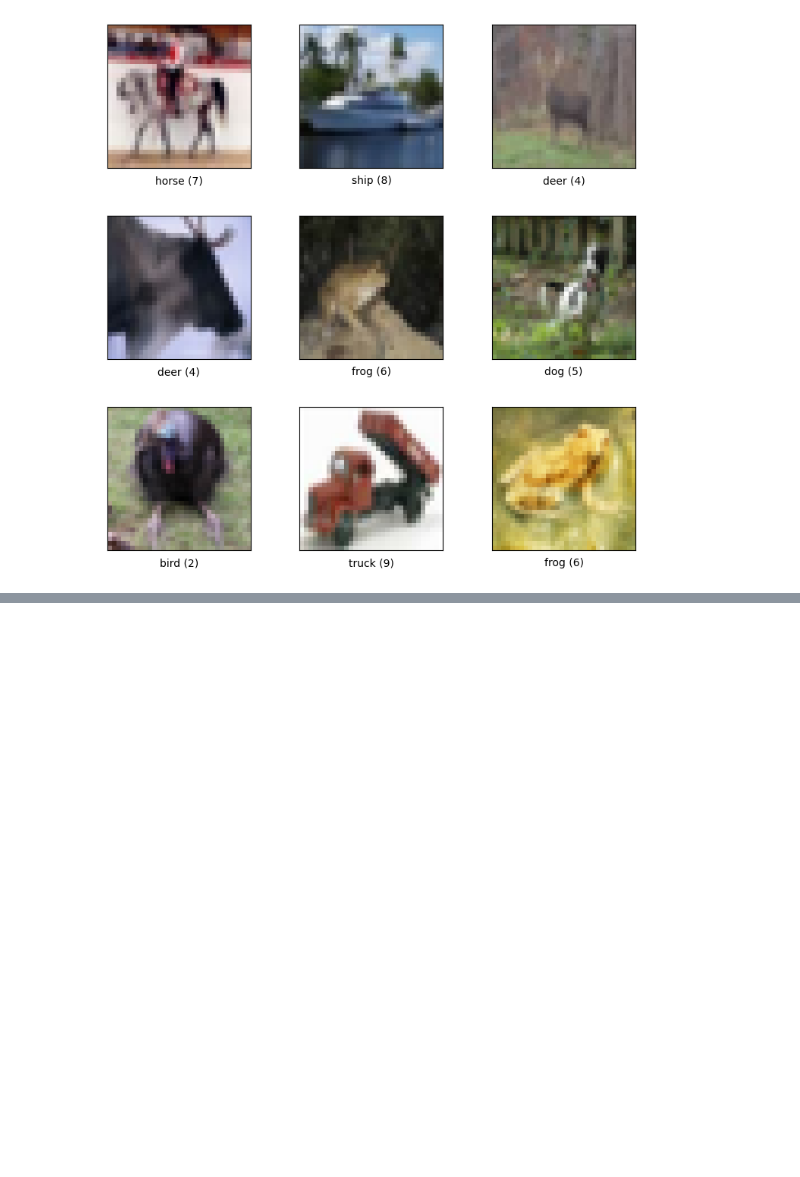
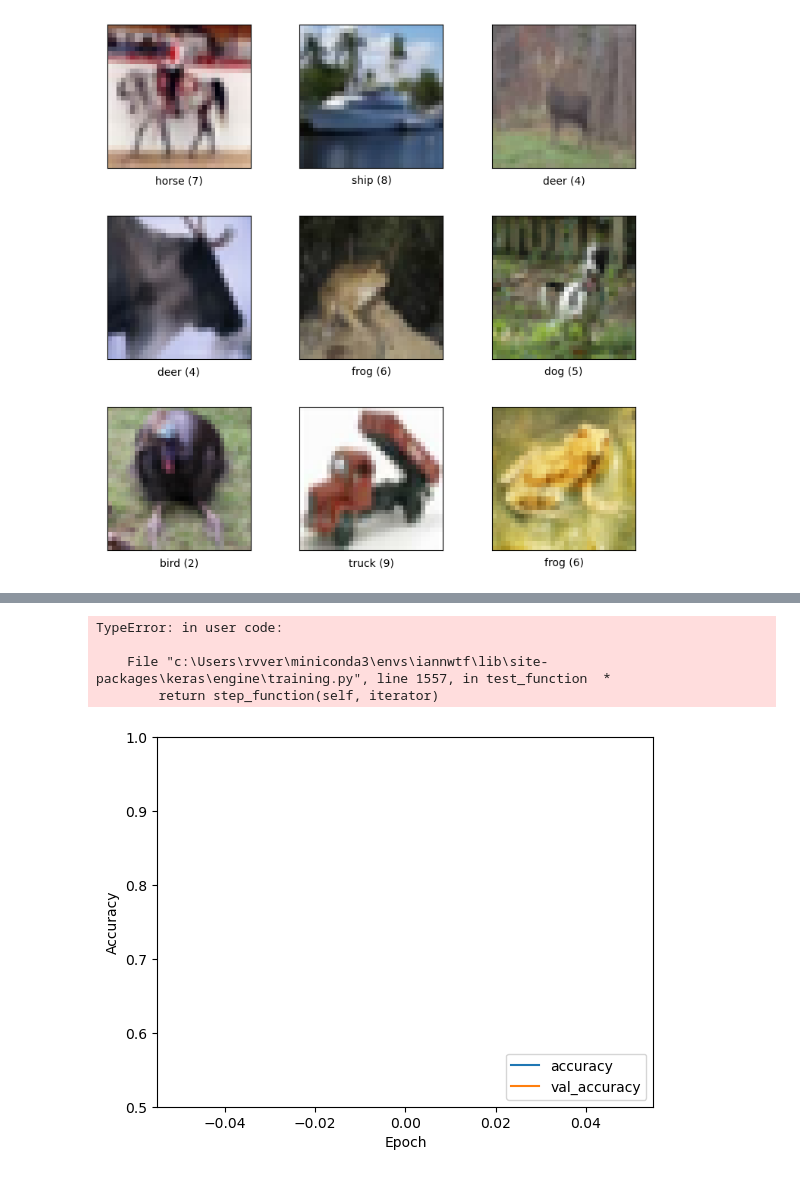
Before and after one commit to rvverdug/Implementing-ANNs-with-Tensorflow, a Jupyter notebook: hw5.ipynb, the cells around one changed output, grey strips where cells are left out. Drawn from its saved outputs; the diff is of its cells as text; code cells hidden in the pictures; blank space fills up the shorter version.

```diff
--- a/hw5.ipynb
+++ b/hw5.ipynb
@@ -216,0 +257,12 @@ step=4
+# %%
+#cnn2.evaluate(x_test, y_test)
+plt.plot(history.history['accuracy'], label='accuracy')
+plt.plot(history.history['val_accuracy'], label = 'val_accuracy')
+plt.xlabel('Epoch')
+plt.ylabel('Accuracy')
+plt.ylim([0.5, 1])
+plt.legend(loc='lower right')
+
+test_loss, test_acc = cnn2.evaluate(x_test,  y_test, verbose=2)
+test_loss, test_acc = cnn2.evaluate(x_train, y_train, verbose=2)
+# %% [output]
@@ -216,0 +270,5 @@ step=4
+TypeError: in user code:
+
+    File "c:\Users\rvver\miniconda3\envs\iannwtf\lib\site-packages\keras\engine\training.py", line 1557, in test_function  *
+        return step_function(self, iterator)
+[figure, added]
```
Also changed, not shown: parts of 9 cells of this notebook.
